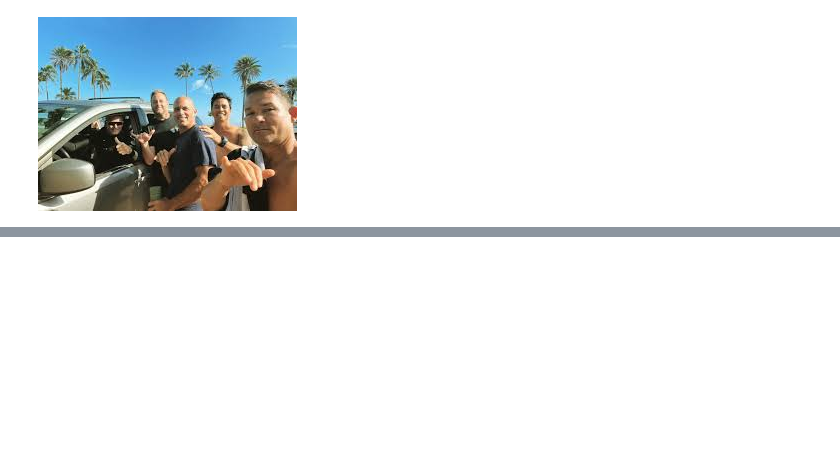
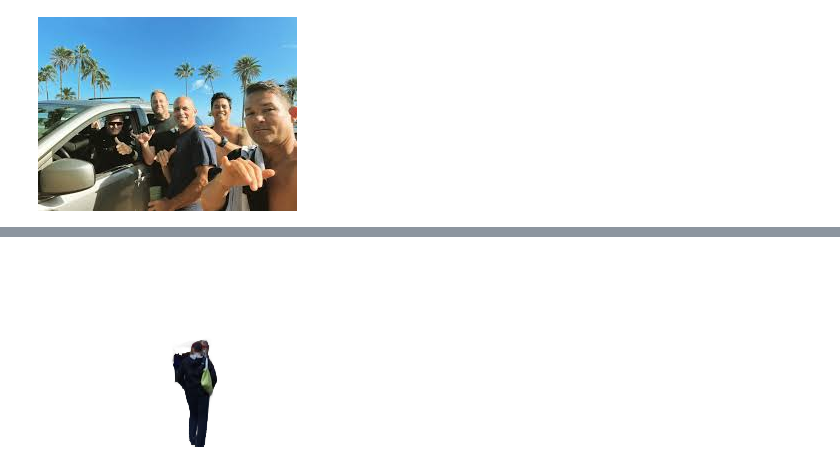
Before and after one commit to nomanmazharr/generative_ai, a Jupyter notebook: Object_detection/image-segmentation.ipynb, the cells around one changed output, grey strips where cells are left out. Saved outputs shown, nothing was run; the diff lists cells and outputs as text; code cells hidden in the pictures; blank space fills up the shorter version.

Commit message:
loading model and performing segmentation

```diff
--- a/Object_detection/image-segmentation.ipynb
+++ b/Object_detection/image-segmentation.ipynb
@@ -25,0 +36,5 @@ segmented_image = segmentation(img)
+# %%
+segmented_img1 = segmentation(img1)
+segmented_img1
+# %% [output]
+[figure, added]
```
Also changed, not shown: parts of 6 cells of this notebook.
